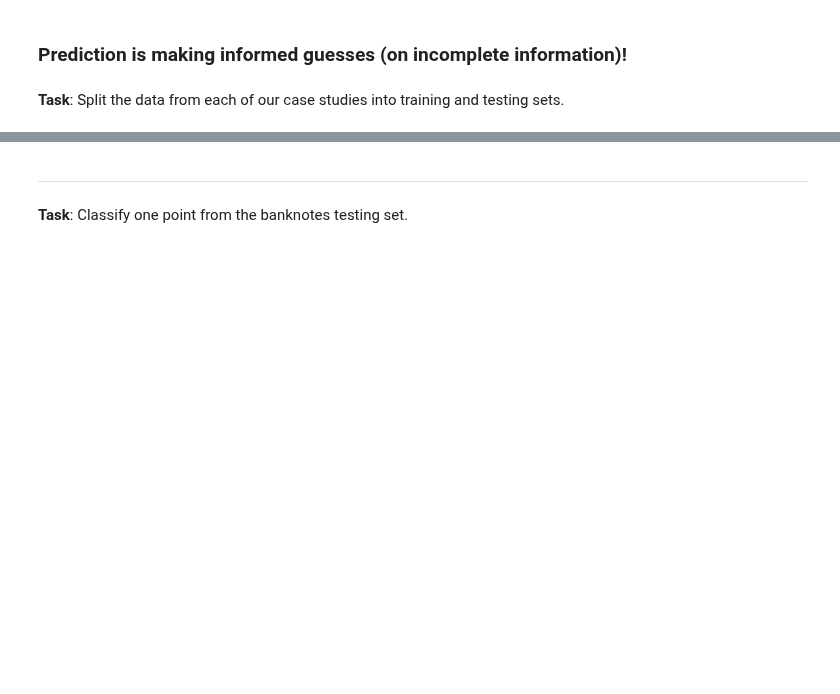
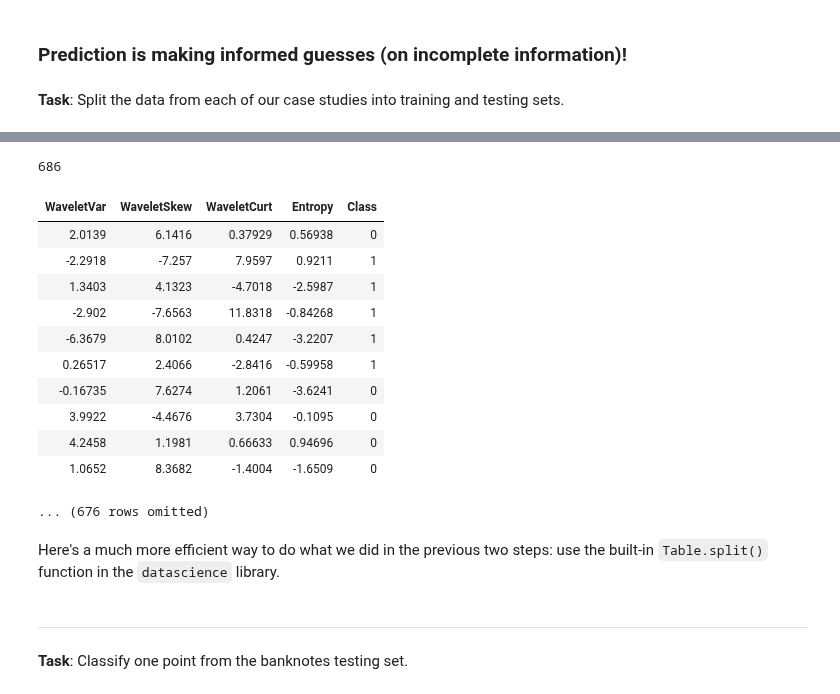
Before and after one commit to data-8/materials-fa24, a Jupyter notebook: lec/lec34/lec34.ipynb, the cells around one changed output, grey strips where cells are left out. Cells and saved outputs as stored; diff of their text form; code cells hidden in the pictures; blank space fills up the shorter version.

```diff
--- a/lec/lec34/lec34.ipynb
+++ b/lec/lec34/lec34.ipynb
@@ -255,0 +274,26 @@ plot_all_points_classified(test_grid)
+# %%
+halfway = round(banknotes.num_rows/2)
+halfway
+# %% [output]
+686
+# %%
+shuffled_banknotes = banknotes.sample(with_replacement=False)
+training = shuffled_banknotes.take(np.arange(halfway))
+testing = shuffled_banknotes.take(np.arange(halfway, banknotes.num_rows))
+# %%
+testing
+# %% [output]
+| WaveletVar | WaveletSkew | WaveletCurt | Entropy | Class |
+| 2.0139 | 6.1416 | 0.37929 | 0.56938 | 0 |
+| -2.2918 | -7.257 | 7.9597 | 0.9211 | 1 |
+| 1.3403 | 4.1323 | -4.7018 | -2.5987 | 1 |
+| -2.902 | -7.6563 | 11.8318 | -0.84268 | 1 |
+| -6.3679 | 8.0102 | 0.4247 | -3.2207 | 1 |
+| 0.26517 | 2.4066 | -2.8416 | -0.59958 | 1 |
+| -0.16735 | 7.6274 | 1.2061 | -3.6241 | 0 |
+| 3.9922 | -4.4676 | 3.7304 | -0.1095 | 0 |
+| 4.2458 | 1.1981 | 0.66633 | 0.94696 | 0 |
+| 1.0652 | 8.3682 | -1.4004 | -1.6509 | 0 |
+... (676 rows omitted)
+# %% [markdown]
+Here's a much more efficient way to do what we did in the previous two steps: use the built-in `Table.split()` function in the `datascience` library.
```
Also changed, not shown: parts of 12 cells of this notebook.
